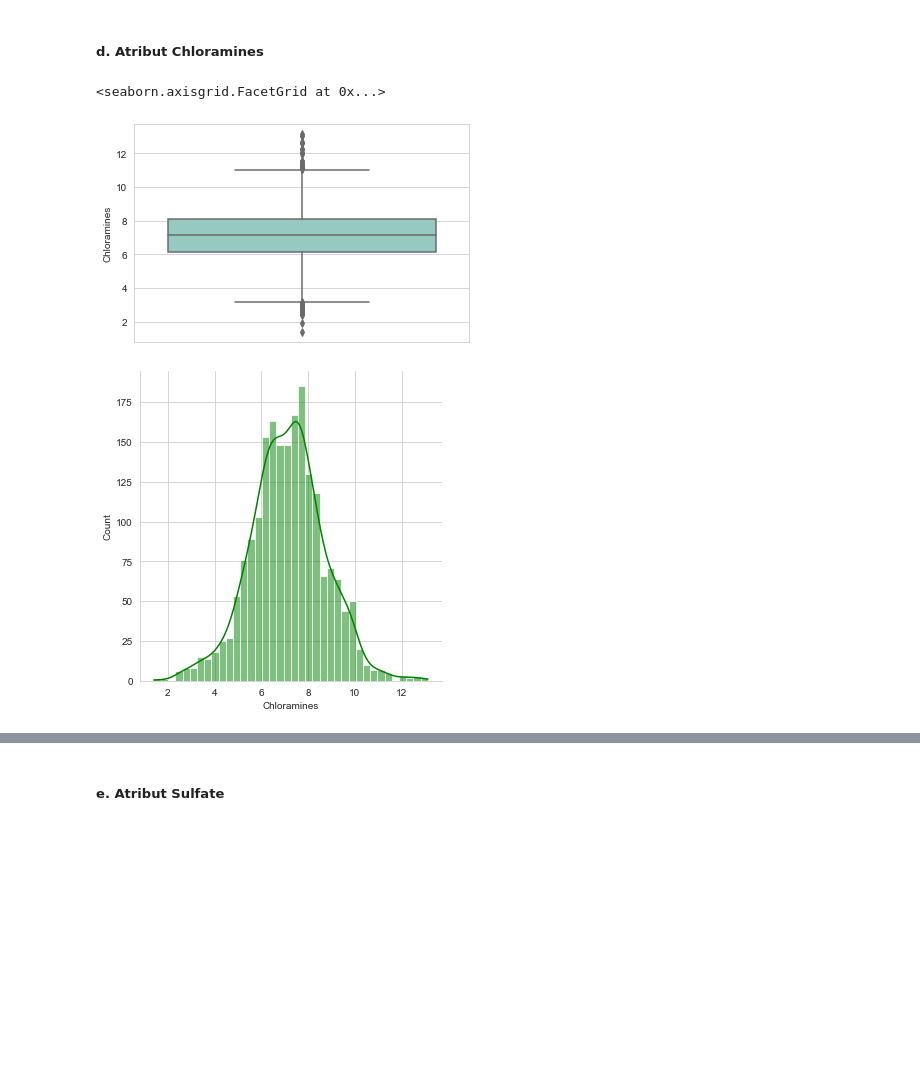
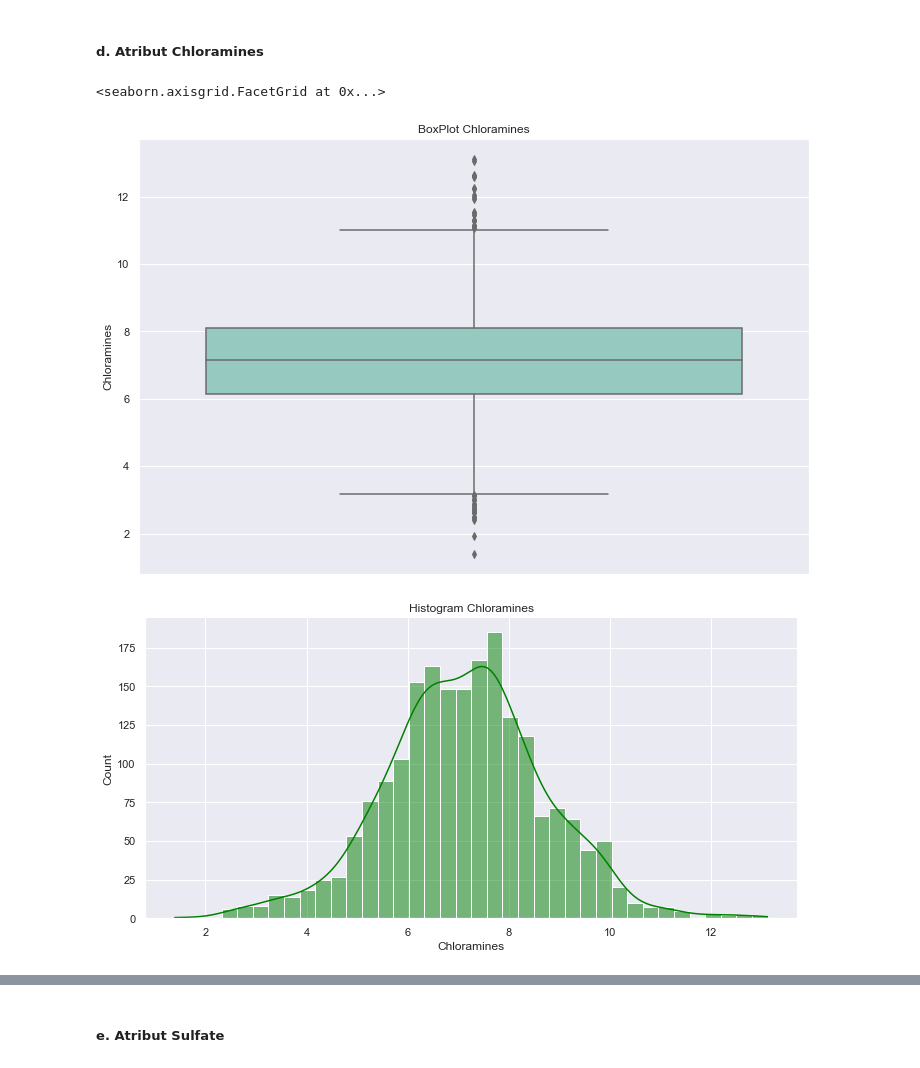
Before and after one commit to HanselTanoto/Tubes-Probstat, a Jupyter notebook: K01-T1-IF2220-13520022.ipynb, the cells around one changed output, grey strips where cells are left out. Cells and saved outputs as stored; diff of their text form; code cells hidden in the pictures; blank space fills up the shorter version.

```diff
--- a/K01-T1-IF2220-13520022.ipynb
+++ b/K01-T1-IF2220-13520022.ipynb
@@ -148,8 +136,9 @@ Membuat Visualisasi plot distribusi, dalam bentuk histogram dan boxplot untuk se
 ##### a. Atribut pH
 # %%
 sns.set_style("whitegrid")
+sns.set(rc={"figure.figsize":(12, 8)})
 # Keseluruhan Data
-sns.boxplot(y = 'pH', data = water_potability, palette = 'Set3')
-sns.displot(x = 'pH', data = water_potability, kde = True, color = 'Green')
+sns.boxplot(y = 'pH', data = water_potability, palette = 'Set3').set(title = 'BoxPlot pH')
+sns.displot(x = 'pH', data = water_potability, kde = True, color = 'Green', height = 5, aspect = 2).set(title = 'Histogram pH')
 # %% [output]
 <seaborn.axisgrid.FacetGrid at 0x...>
@@ -179,9 +177,9 @@ sns.displot(x = 'Solids', data = water_potability, kde = True, color = 'Green')
 ##### d. Atribut Chloramines
 # %%
 # Keseluruhan Data
-sns.boxplot(y = 'Chloramines', data = water_potability, palette = 'Set3')
-sns.displot(x = 'Chloramines', data = water_potability, kde = True, color = 'Green')
+sns.boxplot(y = 'Chloramines', data = water_potability, palette = 'Set3').set(title = 'BoxPlot Chloramines')
+sns.displot(x = 'Chloramines', data = water_potability, kde = True, color = 'Green', height = 5, aspect = 2).set(title = 'Histogram Chloramines')
 # %% [output]
 <seaborn.axisgrid.FacetGrid at 0x...>
-[figure, old version]
+[figure, new version]
-[figure, old version]
+[figure, new version]
```
Also changed, not shown: parts of 43 cells of this notebook.
